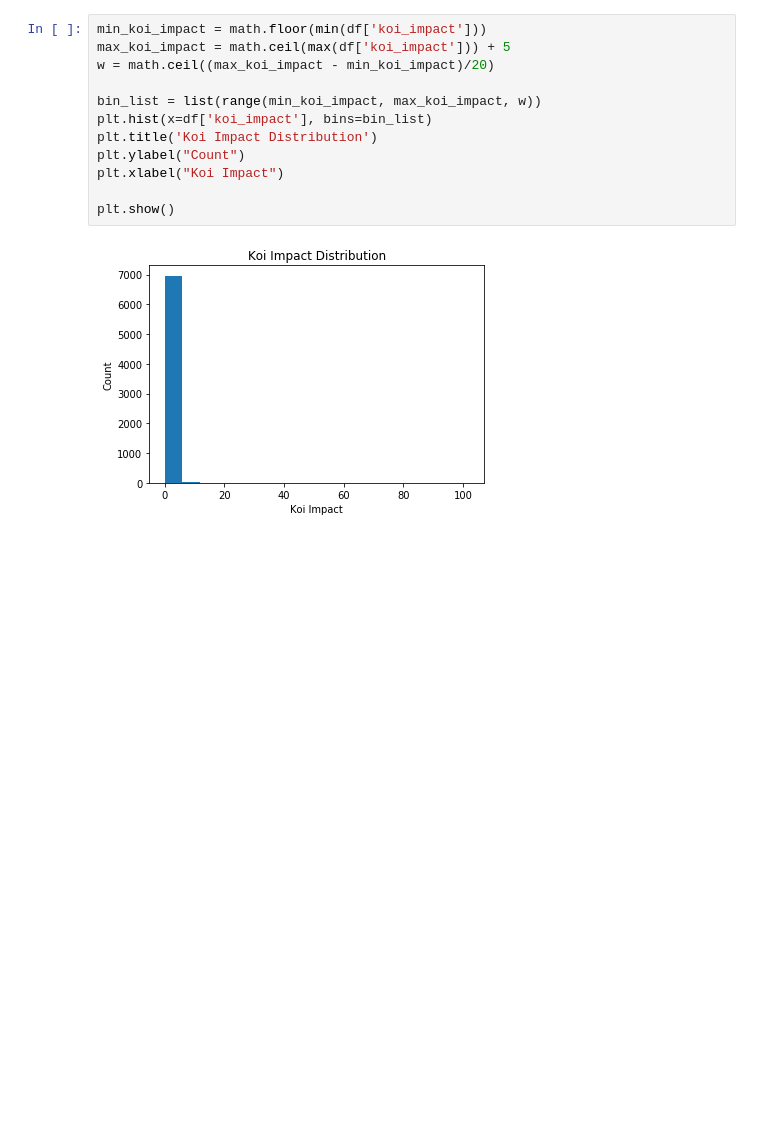
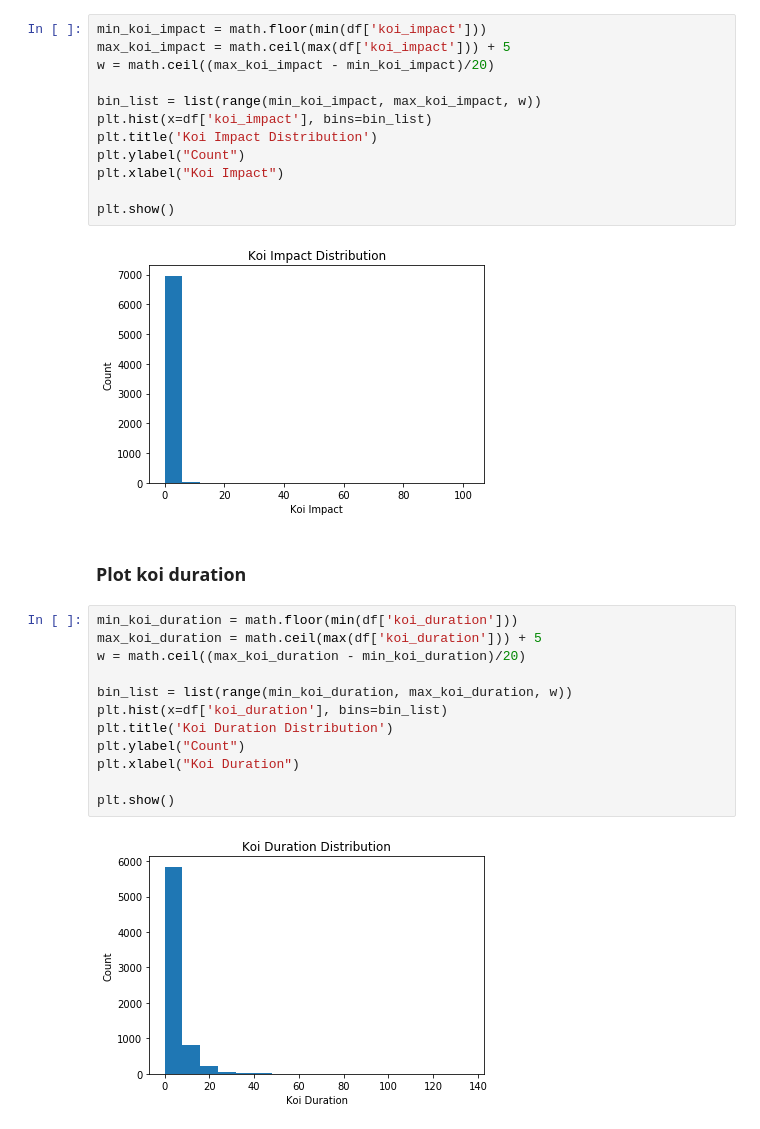
Before and after one commit to camiloibanez/Exoplanet-ML-Classifier, a Jupyter notebook: starter_code/Analysis.ipynb, the cells around one changed output. Cells and saved outputs as stored; diff of their text form; blank space fills up the shorter version.

Commit message:
plotted koi duration

```diff
--- a/starter_code/Analysis.ipynb
+++ b/starter_code/Analysis.ipynb
@@ -93,3 +106,19 @@ plt.xlabel("Koi Impact")
 plt.show()
 # %% [output]
 [figure]
+# %% [markdown]
+### Plot koi duration
+# %%
+min_koi_duration = math.floor(min(df['koi_duration']))
+max_koi_duration = math.ceil(max(df['koi_duration'])) + 5
+w = math.ceil((max_koi_duration - min_koi_duration)/20)
+
+bin_list = list(range(min_koi_duration, max_koi_duration, w))
+plt.hist(x=df['koi_duration'], bins=bin_list)
+plt.title('Koi Duration Distribution')
+plt.ylabel("Count")
+plt.xlabel("Koi Duration")
+
+plt.show()
+# %% [output]
+[figure, added]
```
Also changed, not shown: parts of 7 cells of this notebook.
